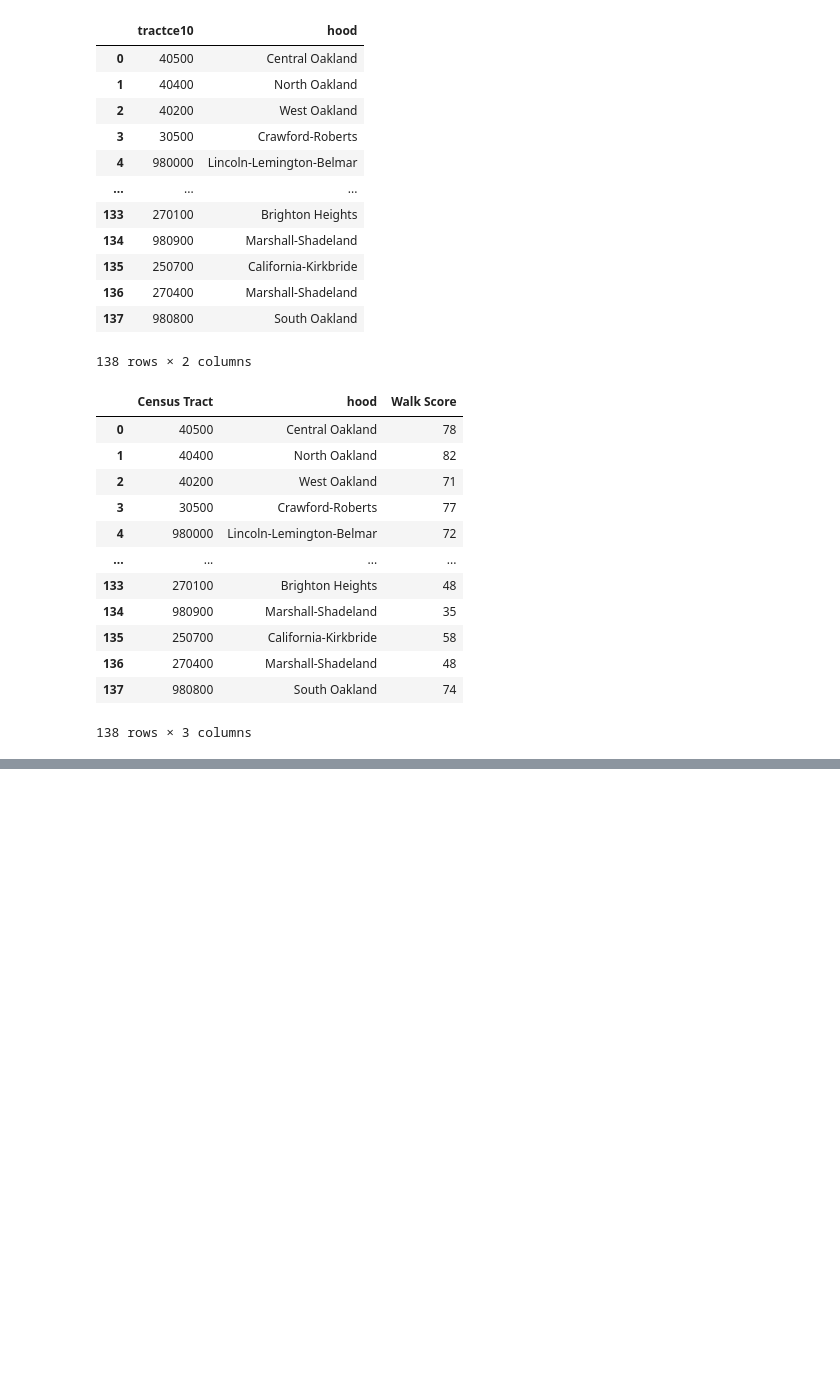
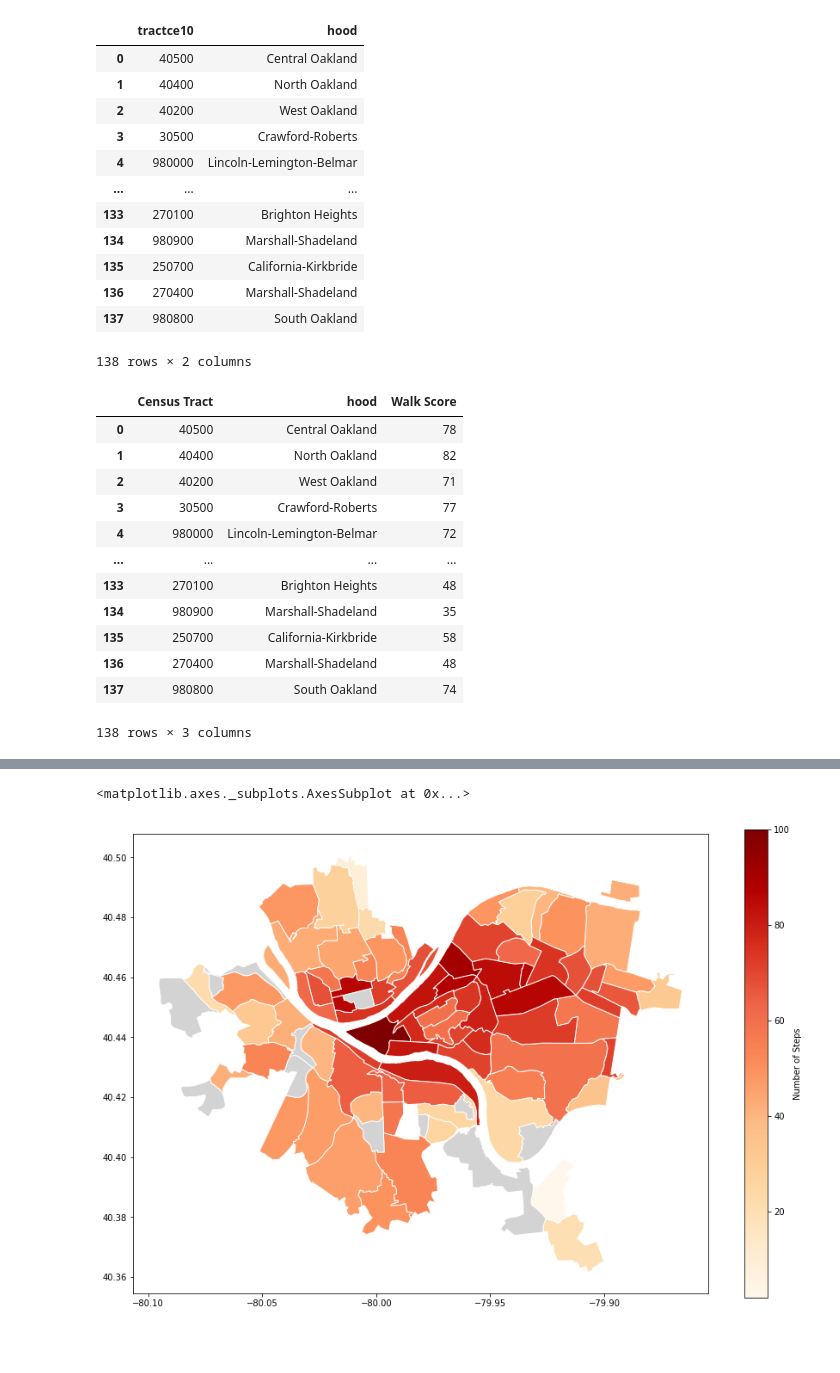
Before and after one commit to etmrmia/CMPINF-0010-Final-Project, a Jupyter notebook: ZhexiWu.ipynb, the cells around one changed output, grey strips where cells are left out. Saved outputs shown, nothing was run; the diff lists cells and outputs as text; code cells hidden in the pictures; blank space fills up the shorter version.

```diff
--- a/ZhexiWu.ipynb
+++ b/ZhexiWu.ipynb
@@ -85,0 +118,5 @@ walkScore.sort_values(by = ['Walk Score'], ascending = False)
+# %%
+# Merging Walk Score data with the neighborhood map
+walkScore_map = neighborhoods.merge(walkScore, how='left')
+# Look at the head to confirm it merged correctly
+walkScore_map[['hood','Walk Score','geometry']].head()
@@ -85,0 +130,15 @@ walkScore.sort_values(by = ['Walk Score'], ascending = False)
+# %%
+# Draw the map according to Walk Scores
+walkScore_map.plot(column='Walk Score',
+               cmap='OrRd',
+               edgecolor="white",
+               legend=True,
+               legend_kwds={'label': "Number of Steps"},
+               figsize=(15, 10),
+               missing_kwds={"color": "lightgrey"}
+               )
+# %% [output]
+<matplotlib.axes._subplots.AxesSubplot at 0x...>
+[figure, added]
+# %% [markdown]
+#
```
Also changed, not shown: parts of 7 cells of this notebook.
